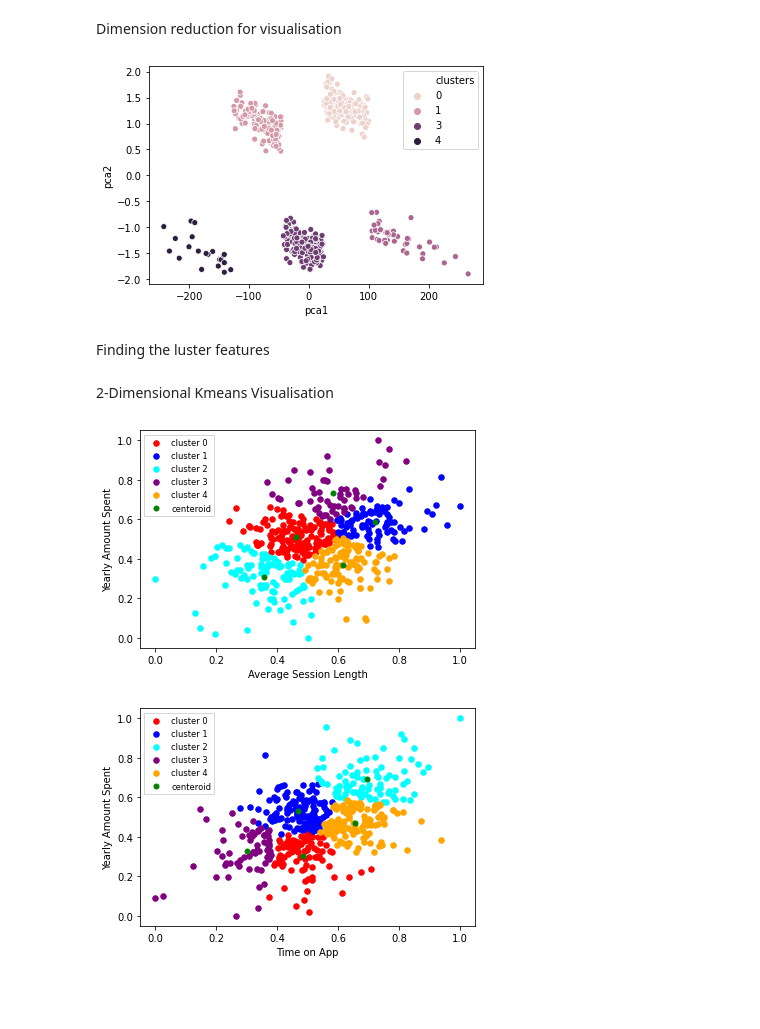
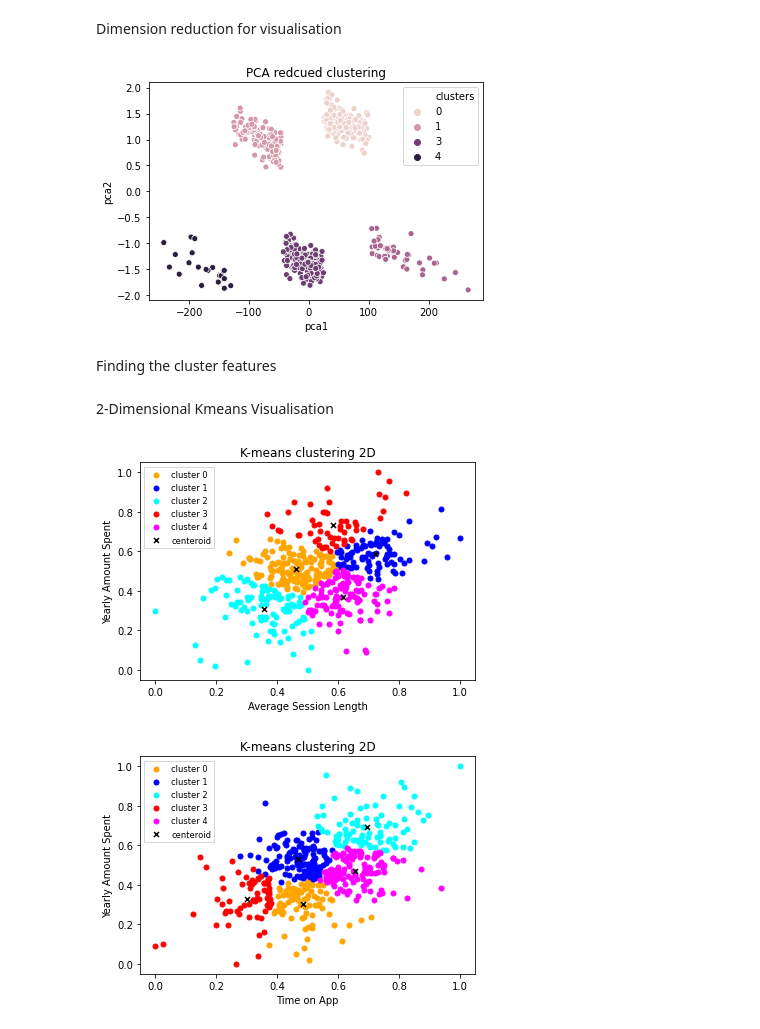
Before and after one commit to JustinSms/Ecommerce_Clustering_2, a Jupyter notebook: Kmeans.ipynb, the cells around one changed output. Saved outputs shown, nothing was run; the diff lists cells and outputs as text; code cells hidden in the pictures; blank space fills up the shorter version.

```diff
--- a/Kmeans.ipynb
+++ b/Kmeans.ipynb
@@ -52,13 +52,14 @@ Dimension reduction for visualisation
 # %%
 reduced_data = PCA(n_components= 2).fit_transform(data_clustering)
 results = pd.DataFrame(reduced_data, columns= ["pca1","pca2"])
 
 sns.scatterplot(x="pca1",y="pca2",hue=data_clustering["clusters"], data=results)
+plt.title('PCA redcued clustering')
 plt.show()
 # %% [output]
-[figure, old version]
+[figure, new version]
 # %% [markdown]
-Finding the luster features
+Finding the cluster features
 # %%
 counter = 0
 
@@ -104,7 +105,7 @@ cluster_4 = pd.DataFrame(cluster_4)
 # %% [markdown]
 2-Dimensional Kmeans Visualisation
 # %%
-# Avg. Session Length (0), Yearly Amount Spent(4)
+#Avg. Session Length (0), Yearly Amount Spent(4)
 
 data_clustering_num = normalization.normalized_dataframe
 #print(data_clustering_num.head(5))
@@ -113,19 +114,20 @@ x = data_clustering_num.iloc[:,[0,4]].values
 kmeans = KMeans(n_clusters=5, init="k-means++", max_iter=300, n_init=30, random_state=0)
 clusters = kmeans.fit_predict(x)
 
-plt.scatter(x[clusters == 0, 0], x[clusters == 0, 1], s = 30, c = 'red', label="cluster 0")
-plt.scatter(x[clusters == 1, 0], x[clusters == 1, 1], s = 30, c = "blue", label="cluster 1")
-plt.scatter(x[clusters == 2, 0], x[clusters == 2, 1], s = 30, c = 'cyan', label="cluster 2")
-plt.scatter(x[clusters == 3, 0], x[clusters == 3, 1], s = 30, c = 'purple', label="cluster 3")
-plt.scatter(x[clusters == 4, 0], x[clusters == 4, 1], s = 30, c = 'orange', label="cluster 4")
+plt.scatter(x[clusters == 0, 0], x[clusters == 0, 1], s = 25, c = 'orange', label="cluster 0")
+plt.scatter(x[clusters == 1, 0], x[clusters == 1, 1], s = 25, c = "blue", label="cluster 1")
+plt.scatter(x[clusters == 2, 0], x[clusters == 2, 1], s = 25, c = 'cyan', label="cluster 2")
+plt.scatter(x[clusters == 3, 0], x[clusters == 3, 1], s = 25, c = 'red', label="cluster 3")
+plt.scatter(x[clusters == 4, 0], x[clusters == 4, 1], s = 25, c = 'magenta', label="cluster 4")
 
-plt.scatter(kmeans.cluster_centers_[:,0], kmeans.cluster_centers_[:, 1], s = 100, c = 'green' , label = 'centeroid', marker=".")
+plt.scatter(kmeans.cluster_centers_[:,0], kmeans.cluster_centers_[:, 1], s = 25, c = 'black' , label = 'centeroid', marker="x")
 plt.xlabel("Average Session Length")
 plt.ylabel("Yearly Amount Spent")
-plt.legend(loc=2, fancybox=False, fontsize='small')
+plt.title('K-means clustering 2D' )
+plt.legend(fancybox=False, fontsize='small')
 plt.show()
 # %% [output]
-[figure, old version]
+[figure, new version]
 # %%
 # Time on App (1), Yearly Amount Spent (4)
 
@@ -137,18 +139,19 @@ x = data_clustering_num.iloc[:,[1,4]].values
 kmeans = KMeans(n_clusters=5, init="k-means++", max_iter=300, n_init=30, random_state=0)
 clusters = kmeans.fit_predict(x)
 
-plt.scatter(x[clusters == 0, 0], x[clusters == 0, 1], s = 30, c = 'red', label="cluster 0")
-plt.scatter(x[clusters == 1, 0], x[clusters == 1, 1], s = 30, c = "blue", label="cluster 1")
-plt.scatter(x[clusters == 2, 0], x[clusters == 2, 1], s = 30, c = 'cyan', label="cluster 2")
-plt.scatter(x[clusters == 3, 0], x[clusters == 3, 1], s = 30, c = 'purple', label="cluster 3")
-plt.scatter(x[clusters == 4, 0], x[clusters == 4, 1], s = 30, c = 'orange', label="cluster 4")
+plt.scatter(x[clusters == 0, 0], x[clusters == 0, 1], s = 25, c = 'orange', label="cluster 0")
+plt.scatter(x[clusters == 1, 0], x[clusters == 1, 1], s = 25, c = "blue", label="cluster 1")
+plt.scatter(x[clusters == 2, 0], x[clusters == 2, 1], s = 25, c = 'cyan', label="cluster 2")
+plt.scatter(x[clusters == 3, 0], x[clusters == 3, 1], s = 25, c = 'red', label="cluster 3")
+plt.scatter(x[clusters == 4, 0], x[clusters == 4, 1], s = 25, c = 'magenta', label="cluster 4")
 
-plt.scatter(kmeans.cluster_centers_[:,0], kmeans.cluster_centers_[:, 1], s = 100, c = 'green' , label = 'centeroid', marker=".")
-plt.xlabel("Time on ")
+plt.scatter(kmeans.cluster_centers_[:,0], kmeans.cluster_centers_[:, 1], s = 25, c = 'black' , label = 'centeroid', marker="x")
+plt.xlabel("Time on App")
 plt.ylabel("Yearly Amount Spent")
-plt.legend(loc=2, fancybox=False, fontsize='small')
+plt.title('K-means clustering 2D' )
+plt.legend(fancybox=False, fontsize='small')
 plt.show()
 # %% [output]
-[figure, old version]
+[figure, new version]
 # %%
 # 'Time on Website'(2),'Yearly Amount Spent' (4)
```
Also changed, not shown: parts of 7 cells of this notebook, 1 other file.
